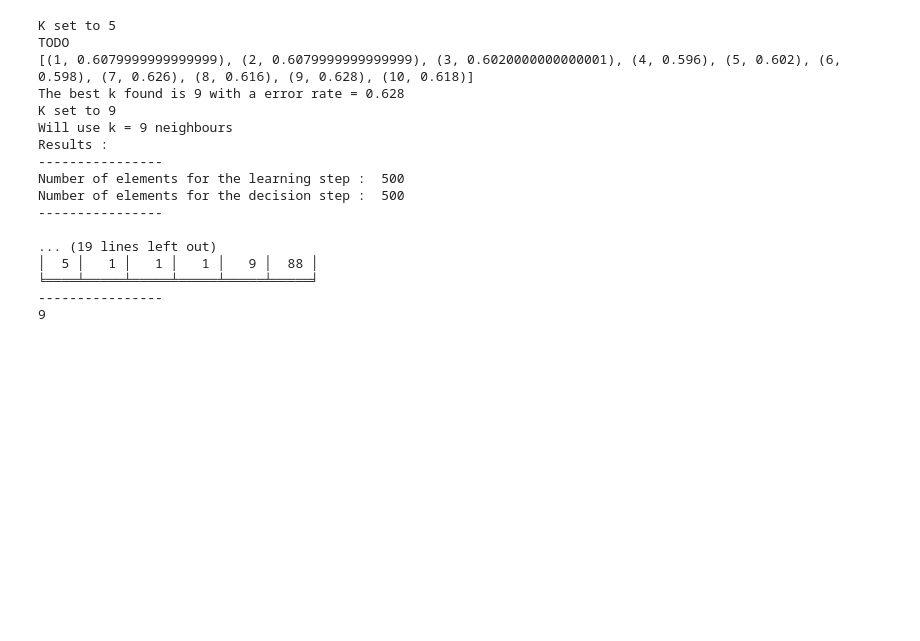
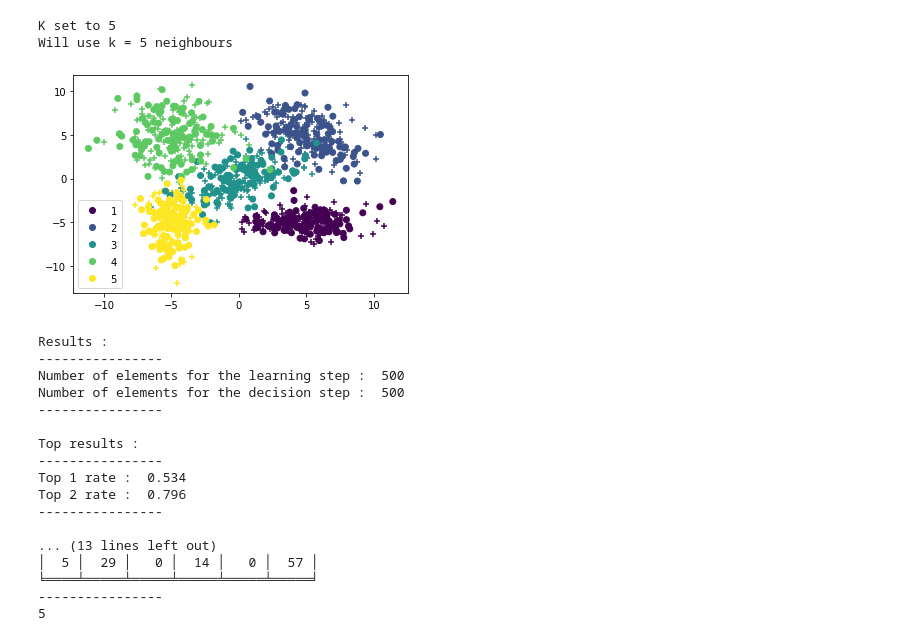
Before and after one commit to RudolphDev/machine_learning, a Jupyter notebook: analysis.ipynb, the cells around one changed output. Saved outputs shown, nothing was run; the diff lists cells and outputs as text; code cells hidden in the pictures; blank space fills up the shorter version.

Commit message:
Finish kppv first version

```diff
--- a/analysis.ipynb
+++ b/analysis.ipynb
@@ -22,26 +22,31 @@ split_data_tp3_dec = GeneralModel.open_file('data/data_tp3_dec.txt')
 # %%
 kppv = KppvModel()
 kppv.k = 5
 kppv.vote_method = "majority"
-kppv.get_k_cross_validation(split_data_tp1_app, 10, 5)
-kppv.compute_kppv(split_data_tp1_app, split_data_tp1_dec)
+kppv.get_k_cross_validation(split_data_tp2_app, 10, 5)
+kppv.print_k_results_cv()
+kppv.compute_kppv(split_data_tp2_app, split_data_tp2_dec)
+kppv.plot_all_data()
 kppv.print_model_result()
 print(kppv.k)
 # %% [output]
 K set to 5
-TODO
-[(1, 0.6079999999999999), (2, 0.6079999999999999), (3, 0.6020000000000001), (4, 0.596), (5, 0.602), (6, 0.598), (7, 0.626), (8, 0.616), (9, 0.628), (10, 0.618)]
-The best k found is 9 with a error rate = 0.628
-K set to 9
-Will use k = 9 neighbours
-Results :
-----------------
-Number of elements for the learning step :  500
-Number of elements for the decision step :  500
-----------------
-
-... (19 lines left out)
-│  5 │   1 │   1 │   1 │   9 │  88 │
-╘════╧═════╧═════╧═════╧═════╧═════╛
-----------------
-9
+Will use k = 5 neighbours
+[figure, added]
+Results :
+----------------
+Number of elements for the learning step :  500
+Number of elements for the decision step :  500
+----------------
+
+Top results :
+----------------
+Top 1 rate :  0.534
+Top 2 rate :  0.796
+----------------
+
+... (13 lines left out)
+│  5 │  29 │   0 │  14 │   0 │  57 │
+╘════╧═════╧═════╧═════╧═════╧═════╛
+----------------
+5
```
Also changed, not shown: 2 other files.
